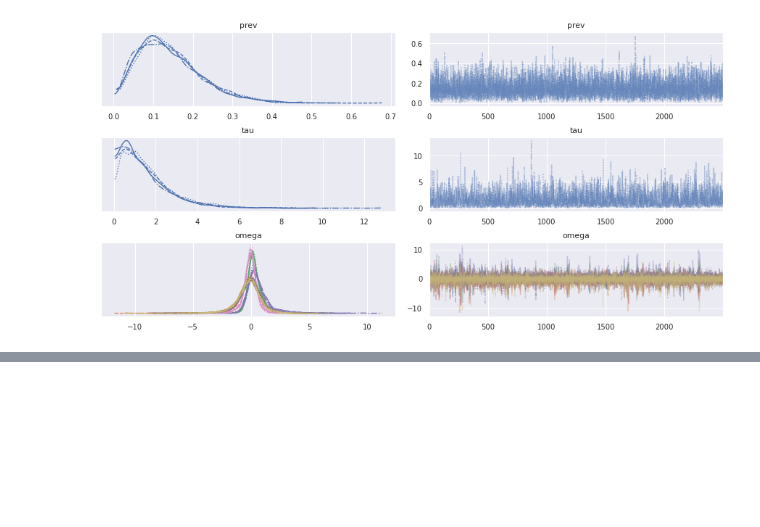
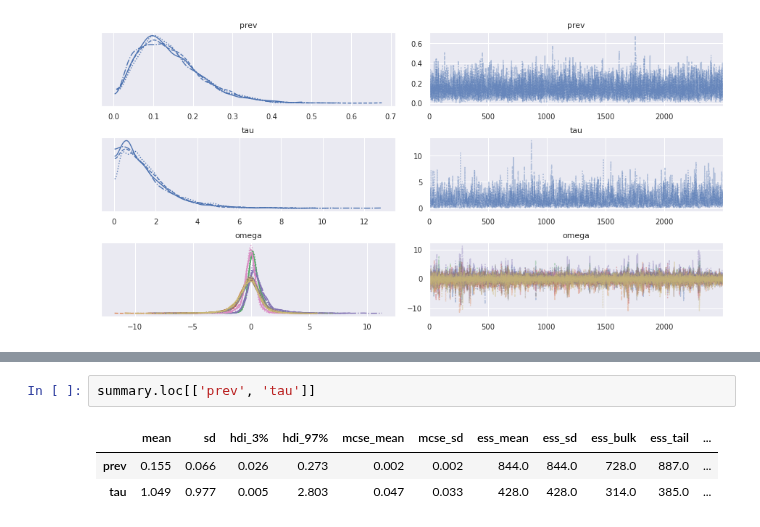
Before and after one commit to lucasmoschen/rds-bayesian-analysis-tcc, a Jupyter notebook: notebooks_book/imperfect_test_rds.ipynb, the cells around one changed output, grey strips where cells are left out. Drawn from its saved outputs; the diff is of its cells as text; blank space fills up the shorter version.

```diff
--- a/notebooks_book/imperfect_test_rds.ipynb
+++ b/notebooks_book/imperfect_test_rds.ipynb
@@ -608,3 +591,9 @@ summary
+# %%
+summary.loc[['prev', 'tau']]
+# %% [output]
+|  | mean | sd | hdi_3% | hdi_97% | mcse_mean | mcse_sd | ess_mean | ess_sd | ess_bulk | ess_tail | ... |
+| prev | 0.155 | 0.066 | 0.026 | 0.273 | 0.002 | 0.002 | 844.0 | 844.0 | 728.0 | 887.0 | ... |
+| tau | 1.049 | 0.977 | 0.005 | 2.803 | 0.047 | 0.033 | 428.0 | 428.0 | 314.0 | 385.0 | ... |
 # %%
 az.plot_trace(fit_rds_imperfect_eff_v2, var_names=('prev', 'tau', 'omega'))
 plt.show()
```
Also changed, not shown: parts of 14 cells of this notebook, 3 other files.
